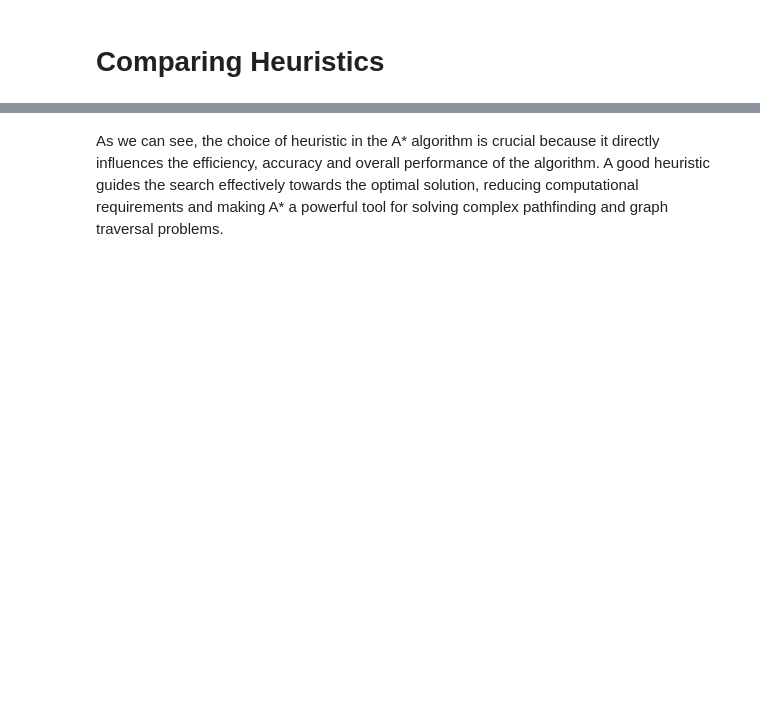
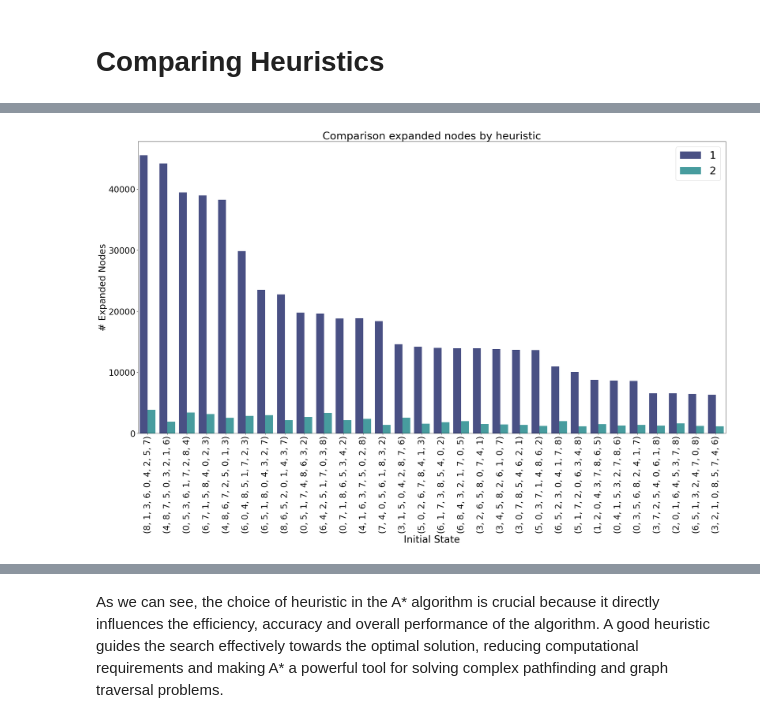
Before and after one commit to spoltiamanda/master_artificial_intelligence, a Jupyter notebook: artificial-intelligence/assignments/a_star_implementation/a_star.ipynb, the cells around one changed output, grey strips where cells are left out. Drawn from its saved outputs; the diff is of its cells as text; code cells hidden in the pictures; blank space fills up the shorter version.

```diff
--- a/artificial-intelligence/assignments/a_star_implementation/a_star.ipynb
+++ b/artificial-intelligence/assignments/a_star_implementation/a_star.ipynb
@@ -408,7 +420,8 @@ goal_state = [
 ]
 
 
-solvable_states = [initial_state_1, initial_state_2, initial_state_3, initial_state_4]
+#solvable_states = [initial_state_1, initial_state_2, initial_state_3, initial_state_4]
+solvable_states = estados_iniciais_soluveis
 # %%
 dict_comp = {
     'initial_state': [],
@@ -513,0 +478,16 @@ for i in ax.containers:
+# %%
+heuristica_1 = result[result['heuristic'] == 1]
+heuristica_2 = result[result['heuristic'] == 2]
+
+heuristica_1.rename(columns={'expanded_nodes': 'nos_expandidos_h1', 'created_nodes': 'nos_gerados_h1', 'time': 'time_seconds_h1'}, inplace=True)
+heuristica_1 = heuristica_1[['initial_state', 'nos_expandidos_h1', 'nos_gerados_h1', 'time_seconds_h1']]
+
+heuristica_2.rename(columns={'expanded_nodes': 'nos_expandidos_h2', 'created_nodes': 'nos_gerados_h2', 'time': 'time_seconds_h2'}, inplace=True)
+heuristica_2 = heuristica_2[['initial_state', 'nos_expandidos_h2', 'nos_gerados_h2', 'time_seconds_h2']]
+
+result_final = heuristica_1.merge(heuristica_2, on='initial_state', how='left')
+result_final['state_id'] = result_final.index
+
+result_final['state_id'] = result_final['state_id'].astype(str)
+
+#result_final.to_csv('resultados_testes_heuristicas.csv')
@@ -513,0 +503,7 @@ for i in ax.containers:
+# %%
+sample_results = result_final.sort_values(by='nos_gerados_h2', ascending=False).head(30)
+
+sample = result[result['initial_state'].isin(sample_results['initial_state'].unique())]
+
+sample = sample.sort_values(by='created_nodes', ascending=False)
+sample
@@ -513,0 +528,16 @@ for i in ax.containers:
+# %%
+plt.figure(figsize=(30,15))
+ax = sns.barplot(x='initial_state', y='expanded_nodes',data=sample,
+                 errwidth=0,
+                 hue='heuristic',
+                 palette="mako")
+
+ax.set_title('Comparison expanded nodes by heuristic', fontsize= 30)
+plt.xlabel('Initial State', fontsize=28)
+plt.ylabel('# Expanded Nodes', fontsize=26)
+plt.legend(loc=1, prop={'size': 30})
+
+plt.xticks(fontsize=24, rotation=90)
+plt.yticks(fontsize=24);
+# %% [output]
+[figure, added]
```
Also changed, not shown: parts of 13 cells of this notebook, 1 other file.
